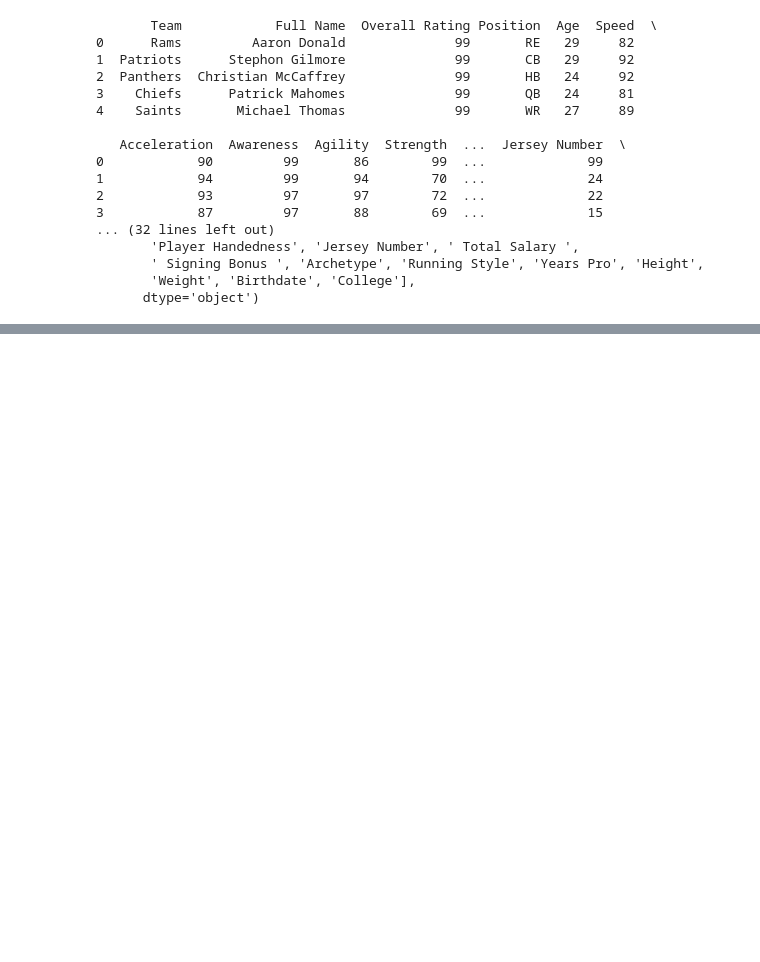
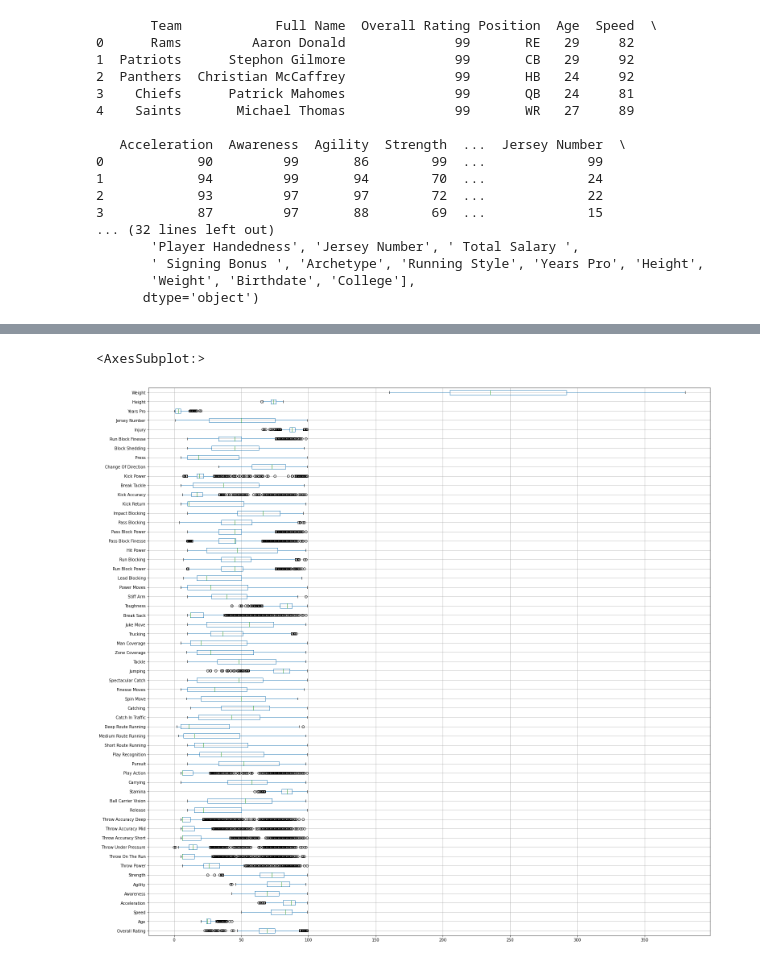
Before and after one commit to data301-2020-winter1/course-project-group_6019, a Jupyter notebook: analysis/Ben/EDA.ipynb, the cells around one changed output, grey strips where cells are left out. Saved outputs shown, nothing was run; the diff lists cells and outputs as text; code cells hidden in the pictures; blank space fills up the shorter version.

```diff
--- a/analysis/Ben/EDA.ipynb
+++ b/analysis/Ben/EDA.ipynb
@@ -26,0 +71,5 @@ pf.basics(data)
+# %%
+data.boxplot(vert = False, figsize = (25,25))
+# %% [output]
+<AxesSubplot:>
+[figure, added]
```
Also changed, not shown: parts of 5 cells of this notebook, 1 other file.
